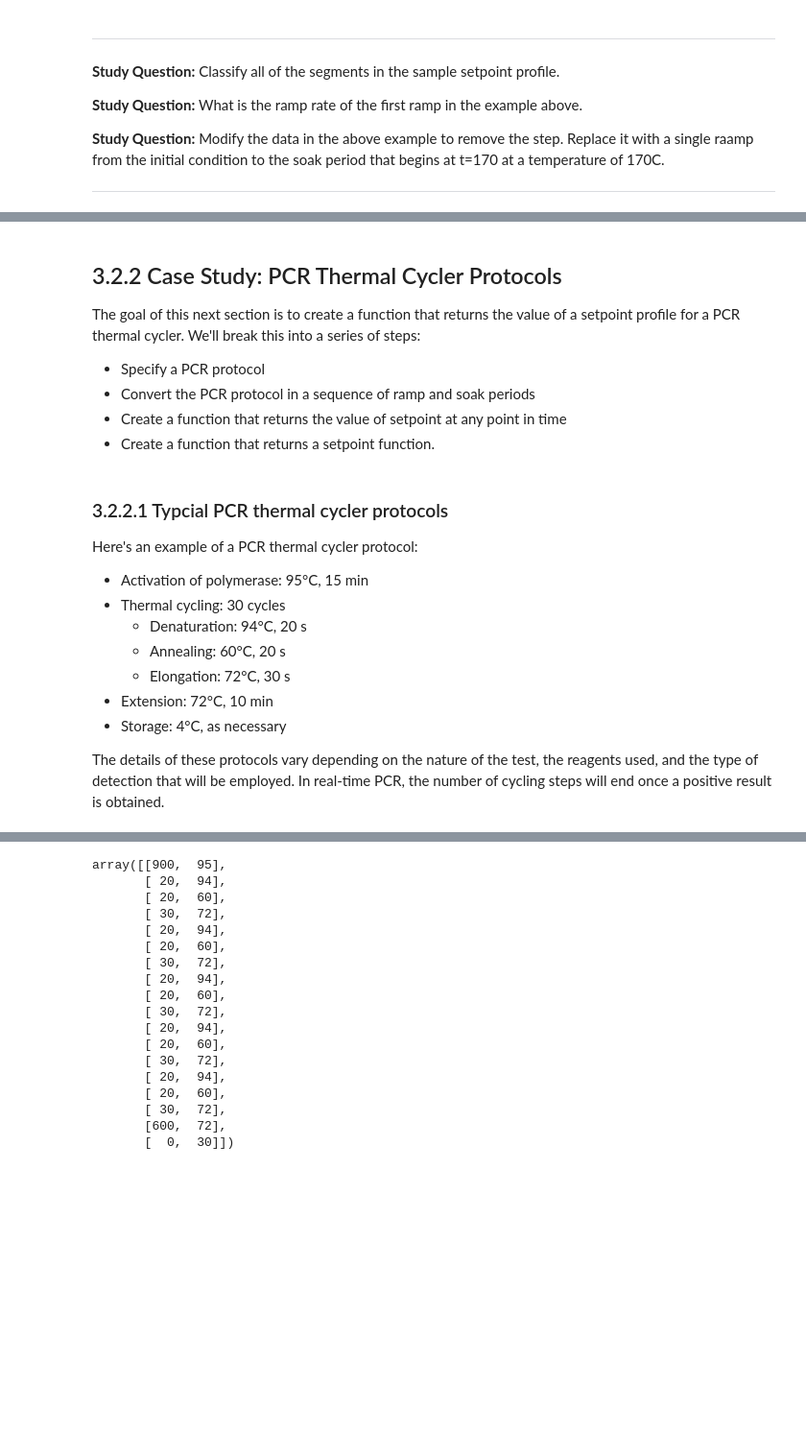
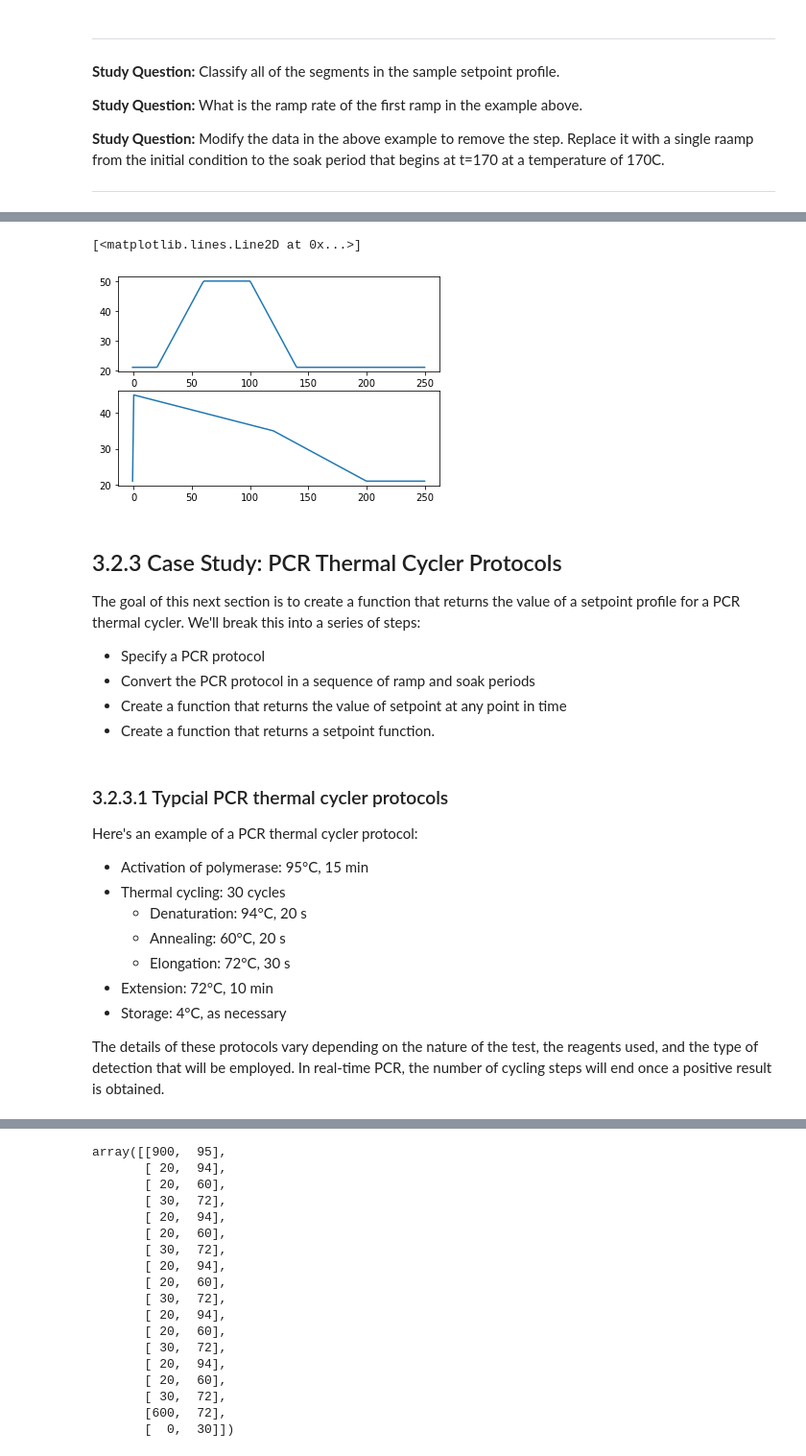
Before and after one commit to jckantor/cbe30338-2021, a Jupyter notebook: docs/03.02-Setpoints.ipynb, the cells around one changed output, grey strips where cells are left out. Shown at 96% size. Drawn from its saved outputs; the diff is of its cells as text; code cells hidden in the pictures; blank space fills up the shorter version.

```diff
--- a/docs/03.02-Setpoints.ipynb
+++ b/docs/03.02-Setpoints.ipynb
@@ -74,0 +81,14 @@ ax.grid(True)
+# %%
+def create_setpoint_function(profile):
+
+    # convert data to arrays of time and values
+    profile = np.array(profile)
+    ti = profile[:, 0]
+    yi = profile[:, 1]
+
+    # define a function to interpolate time and values
+    def setpoint_function(t):
+        return np.interp(t, ti, yi)
+
+    # return that function
+    return setpoint_function
@@ -75,5 +145,21 @@ ax.grid(True)
+# %%
+T_amb = 21.0
+
+sp_1 = create_setpoint_function([[0, T_amb], [20, T_amb], [60, 50], [100, 50], [140, T_amb]])
+sp_2 = create_setpoint_function([[0, T_amb], [0, 45], [120, 35], [200, T_amb]])
+
+# create plot axes
+fig, ax = plt.subplots(2, 1)
+
+# plot setpoint functions
+t = np.linspace(-1, 250, 250)
+ax[0].plot(t, sp_1(t))
+ax[1].plot(t, sp_2(t))
+# %% [output]
+[<matplotlib.lines.Line2D at 0x...>]
+[figure, added]
 # %% [markdown]
-## 3.2.2 Case Study: PCR Thermal Cycler Protocols
+## 3.2.3 Case Study: PCR Thermal Cycler Protocols
 
 The goal of this next section is to create a function that returns the value of a setpoint profile for a PCR thermal cycler. We'll break this into a series of steps:
 
@@ -82,7 +168,7 @@ The goal of this next section is to create a function that returns the value of
 * Create a function that returns the value of setpoint at any point in time
 * Create a function that returns a setpoint function.
 # %% [markdown]
-### 3.2.2.1 Typcial PCR thermal cycler protocols
+### 3.2.3.1 Typcial PCR thermal cycler protocols
 
 Here's an example of a PCR thermal cycler protocol:
 
```
Also changed, not shown: parts of 13 cells of this notebook, 7 other files.
